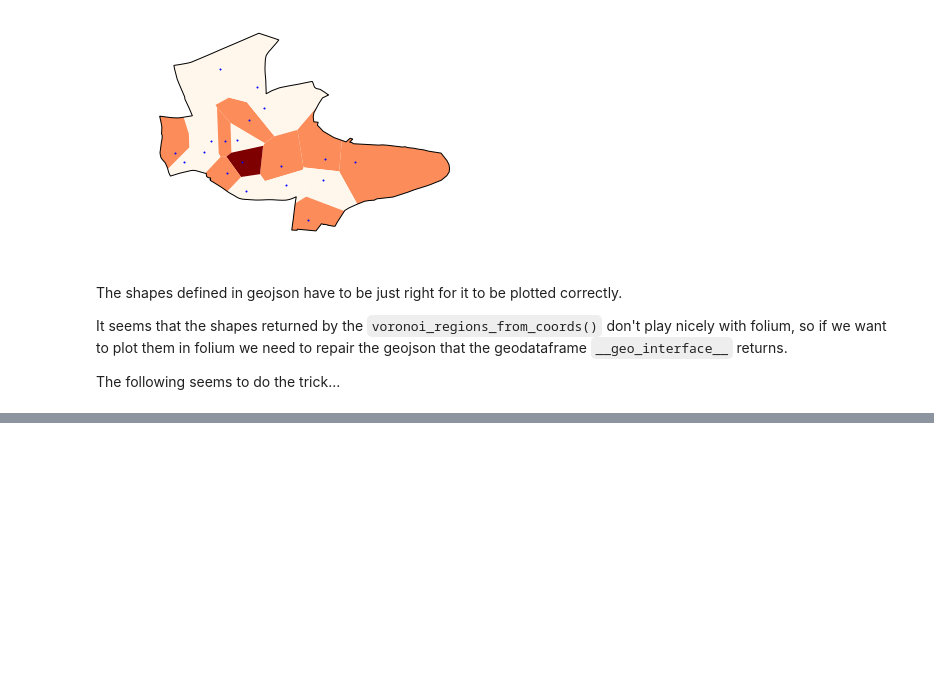
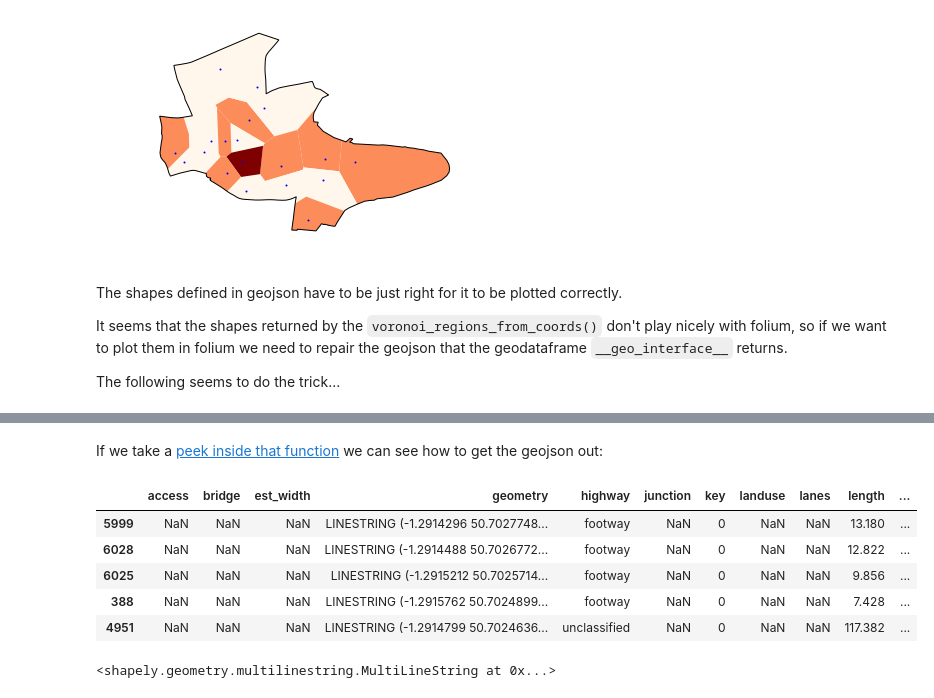
Before and after one commit to psychemedia/crime-data-demo, a Jupyter notebook: Police API Demo.ipynb, the cells around one changed output, grey strips where cells are left out. Drawn from its saved outputs; the diff is of its cells as text; code cells hidden in the pictures; blank space fills up the shorter version.

```diff
--- a/Police API Demo.ipynb
+++ b/Police API Demo.ipynb
@@ -575,0 +607,2 @@ m
+# %% [markdown]
+If we take a [peek inside that function](https://github.com/gboeing/osmnx/blob/master/osmnx/plot.py#L873) we can see how to get the geojson out:
@@ -575,0 +611,18 @@ m
+# %%
+gdf_edges = graph_to_gdfs(G, nodes=False, fill_edge_geometry=True)
+route_nodes = list(zip(route[:-1], route[1:]))
+index = [gdf_edges[(gdf_edges['u']==u) & (gdf_edges['v']==v)].index[0] for u, v in route_nodes]
+gdf_route_edges = gdf_edges.loc[index]
+gdf_route_edges.head()
+# %% [output]
+|  | access | bridge | est_width | geometry | highway | junction | key | landuse | lanes | length | ... |
+| 5999 | NaN | NaN | NaN | LINESTRING (-1.2914296 50.7027748... | footway | NaN | 0 | NaN | NaN | 13.180 | ... |
+| 6028 | NaN | NaN | NaN | LINESTRING (-1.2914488 50.7026772... | footway | NaN | 0 | NaN | NaN | 12.822 | ... |
+| 6025 | NaN | NaN | NaN | LINESTRING (-1.2915212 50.7025714... | footway | NaN | 0 | NaN | NaN | 9.856 | ... |
+| 388 | NaN | NaN | NaN | LINESTRING (-1.2915762 50.7024899... | footway | NaN | 0 | NaN | NaN | 7.428 | ... |
+| 4951 | NaN | NaN | NaN | LINESTRING (-1.2914799 50.7024636... | unclassified | NaN | 0 | NaN | NaN | 117.382 | ... |
+# %%
+#Get the combined route
+gdf_route_edges.unary_union
+# %% [output]
+<shapely.geometry.multilinestring.MultiLineString at 0x...>
```
Also changed, not shown: parts of 20 cells of this notebook, 1 other file.
